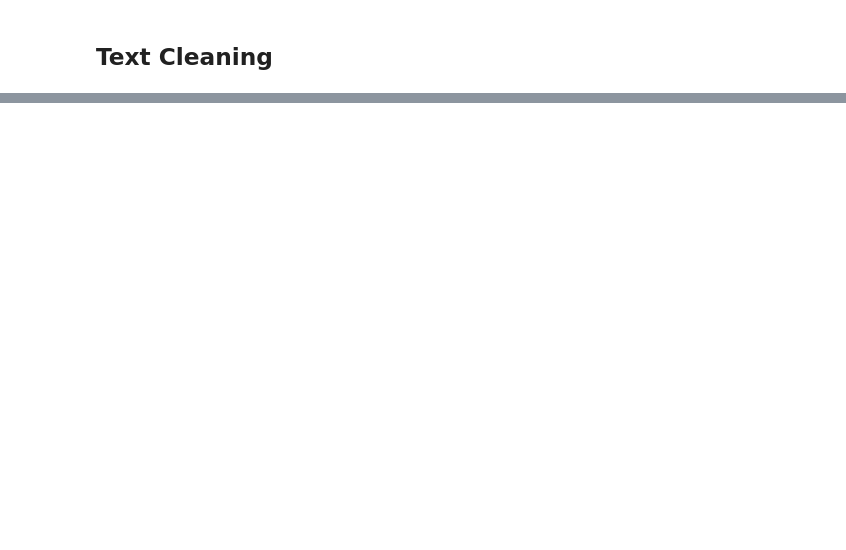
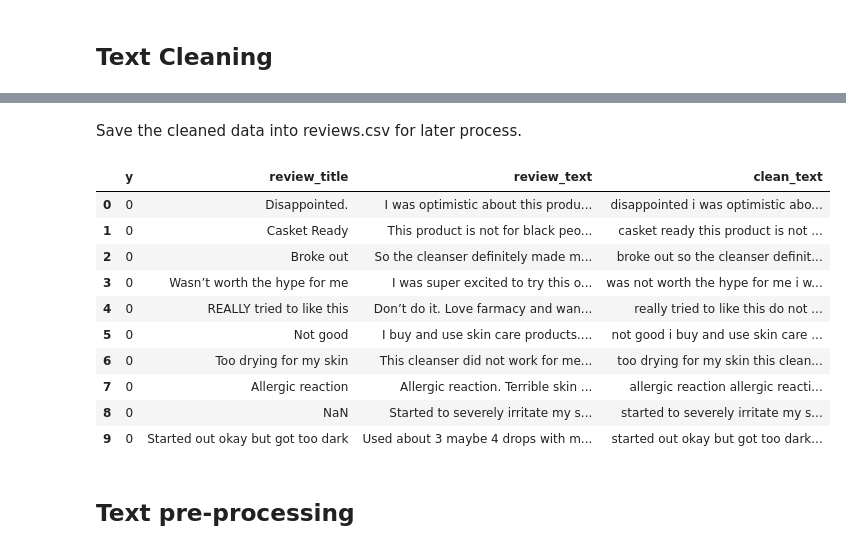
Before and after one commit to ZcePing404/skincare_sentiment_analysis, a Jupyter notebook: skincare_sentiment_analysis.ipynb, the cells around one changed output, grey strips where cells are left out. Saved outputs shown, nothing was run; the diff lists cells and outputs as text; code cells hidden in the pictures; blank space fills up the shorter version.

```diff
--- a/skincare_sentiment_analysis.ipynb
+++ b/skincare_sentiment_analysis.ipynb
@@ -154,6 +248,7 @@ plt.show()
 import re
 import unicodedata as uni
 import demoji
+import contractions
 
 url_pattern = re.compile(r"https\S+")
 special_char_pattern = re.compile(r"[^\w\s]")
@@ -168,10 +263,13 @@ def remove_urls(text):
 def unicode_normalize(text):
     return uni.normalize('NFKD', text)
 
-
 # Remove special characters
 def remove_special_chararcters(text):
     text = special_char_pattern.sub("", text)
+    return text
+
+def standardize_number(text):
+    text = re.sub(r'\d+', ' _num_ ', text)
     return text
 
 # Remove unuseful space like " Hello   Good Morning. "
@@ -187,5 +285,55 @@ def handle_emoji(string):
         string = string.replace(emoji, " " + emojis[emoji].split(":")[0])
 
     return string
+
+# handle text contraction
+def handle_contraction(text):
+    text = contractions.fix(text)
+
+    return text
+# %%
+def clean_text(text):
+    text = remove_urls(text)
+    text = handle_contraction(text)
+    text = unicode_normalize(text)
+    text = handle_emoji(text)
+    text = remove_special_chararcters(text)
+    text = standardize_number(text)
+    text = remove_doublespaces(text)
+    return text.lower()
+# %% [markdown]
+Save the cleaned data into reviews.csv for later process.
+# %%
+import pandas as pd
+from tqdm import tqdm
+
+# Text Cleaning
+partially_cleaned_texts = []
+for text in tqdm(dfSubset["combined_text"], desc="Text Cleaning"):
+    cleaned_text = clean_text(text)
+    partially_cleaned_texts.append(cleaned_text)
+
+clean_df = pd.DataFrame()
+clean_df['y'] = dfSubset['y']
+clean_df['review_title'] = dfSubset['review_title']
+clean_df['review_text'] = dfSubset['review_text']
+clean_df['clean_text'] = partially_cleaned_texts
+# %%
+clean_df['clean_text'].to_csv("/dataset/reviews.csv", index=False)
+clean_df.head(10)
+# %% [output]
+|  | y | review_title | review_text | clean_text |
+| 0 | 0 | Disappointed. | I was optimistic about this produ... | disappointed i was optimistic abo... |
+| 1 | 0 | Casket Ready | This product is not for black peo... | casket ready this product is not ... |
+| 2 | 0 | Broke out | So the cleanser definitely made m... | broke out so the cleanser definit... |
+| 3 | 0 | Wasn’t worth the hype for me | I was super excited to try this o... | was not worth the hype for me i w... |
+| 4 | 0 | REALLY tried to like this | Don’t do it. Love farmacy and wan... | really tried to like this do not ... |
+| 5 | 0 | Not good | I buy and use skin care products.... | not good i buy and use skin care ... |
+| 6 | 0 | Too drying for my skin | This cleanser did not work for me... | too drying for my skin this clean... |
+| 7 | 0 | Allergic reaction | Allergic reaction. Terrible skin ... | allergic reaction allergic reacti... |
+| 8 | 0 | NaN | Started to severely irritate my s... | started to severely irritate my s... |
+| 9 | 0 | Started out okay but got too dark | Used about 3 maybe 4 drops with m... | started out okay but got too dark... |
+# %% [markdown]
+## Text pre-processing
 # %%
 !pip install symspellpy
```
Also changed, not shown: parts of 53 cells of this notebook.
